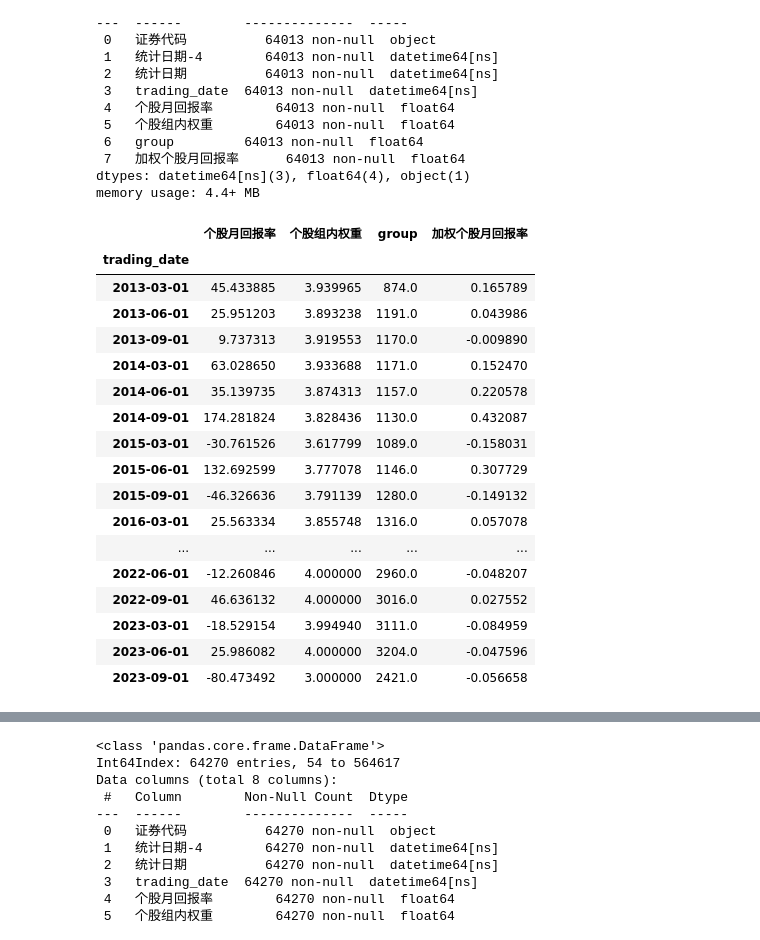
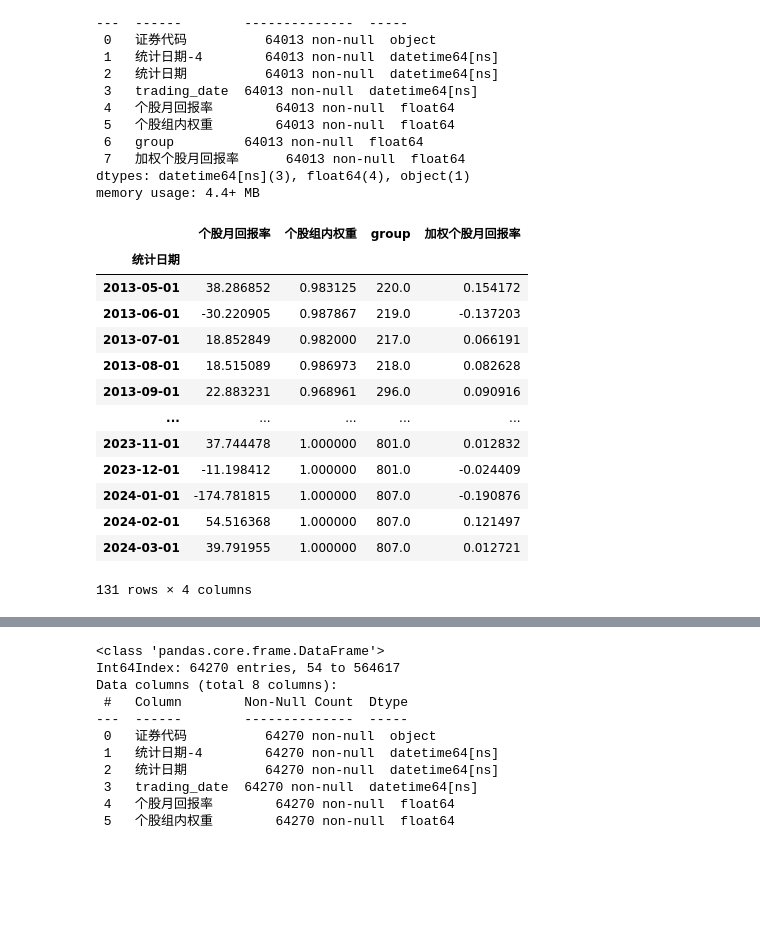
Before and after one commit to Prussia/playJupyter, a Jupyter notebook: testproj/计算加权回报率.ipynb, the cells around one changed output, grey strips where cells are left out. Saved outputs shown, nothing was run; the diff lists cells and outputs as text; code cells hidden in the pictures; blank space fills up the shorter version.

```diff
--- a/testproj/计算加权回报率.ipynb
+++ b/testproj/计算加权回报率.ipynb
@@ -1155,25 +1151,21 @@ Data columns (total 8 columns):
 dtypes: datetime64[ns](3), float64(4), object(1)
 memory usage: 4.4+ MB
 # %%
-df3_sub_trading_group_final_1_group = df3_sub_trading_group_final_1.groupby(by=["trading_date"]).sum()
+df3_sub_trading_group_final_1_group = df3_sub_trading_group_final_1.groupby(by=["统计日期"]).sum()
 df3_sub_trading_group_final_1_group
 # %% [output]
 |  | 个股月回报率 | 个股组内权重 | group | 加权个股月回报率 |
-| trading_date |  |  |  |  |
-| 2013-03-01 | 45.433885 | 3.939965 | 874.0 | 0.165789 |
-| 2013-06-01 | 25.951203 | 3.893238 | 1191.0 | 0.043986 |
-| 2013-09-01 | 9.737313 | 3.919553 | 1170.0 | -0.009890 |
-| 2014-03-01 | 63.028650 | 3.933688 | 1171.0 | 0.152470 |
-| 2014-06-01 | 35.139735 | 3.874313 | 1157.0 | 0.220578 |
-| 2014-09-01 | 174.281824 | 3.828436 | 1130.0 | 0.432087 |
-| 2015-03-01 | -30.761526 | 3.617799 | 1089.0 | -0.158031 |
-| 2015-06-01 | 132.692599 | 3.777078 | 1146.0 | 0.307729 |
-| 2015-09-01 | -46.326636 | 3.791139 | 1280.0 | -0.149132 |
-| 2016-03-01 | 25.563334 | 3.855748 | 1316.0 | 0.057078 |
+| 统计日期 |  |  |  |  |
+| 2013-05-01 | 38.286852 | 0.983125 | 220.0 | 0.154172 |
+| 2013-06-01 | -30.220905 | 0.987867 | 219.0 | -0.137203 |
+| 2013-07-01 | 18.852849 | 0.982000 | 217.0 | 0.066191 |
+| 2013-08-01 | 18.515089 | 0.986973 | 218.0 | 0.082628 |
+| 2013-09-01 | 22.883231 | 0.968961 | 296.0 | 0.090916 |
 | ... | ... | ... | ... | ... |
-| 2022-06-01 | -12.260846 | 4.000000 | 2960.0 | -0.048207 |
-| 2022-09-01 | 46.636132 | 4.000000 | 3016.0 | 0.027552 |
-| 2023-03-01 | -18.529154 | 3.994940 | 3111.0 | -0.084959 |
-| 2023-06-01 | 25.986082 | 4.000000 | 3204.0 | -0.047596 |
-| 2023-09-01 | -80.473492 | 3.000000 | 2421.0 | -0.056658 |
+| 2023-11-01 | 37.744478 | 1.000000 | 801.0 | 0.012832 |
+| 2023-12-01 | -11.198412 | 1.000000 | 801.0 | -0.024409 |
+| 2024-01-01 | -174.781815 | 1.000000 | 807.0 | -0.190876 |
+| 2024-02-01 | 54.516368 | 1.000000 | 807.0 | 0.121497 |
+| 2024-03-01 | 39.791955 | 1.000000 | 807.0 | 0.012721 |
+131 rows × 4 columns
 # %%
```
Also changed, not shown: parts of 5 cells of this notebook.
